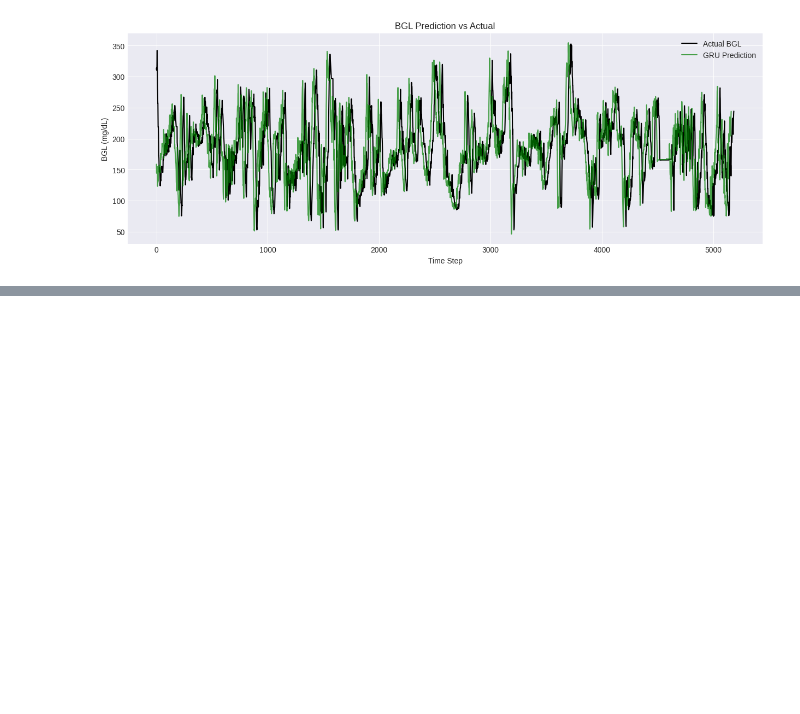
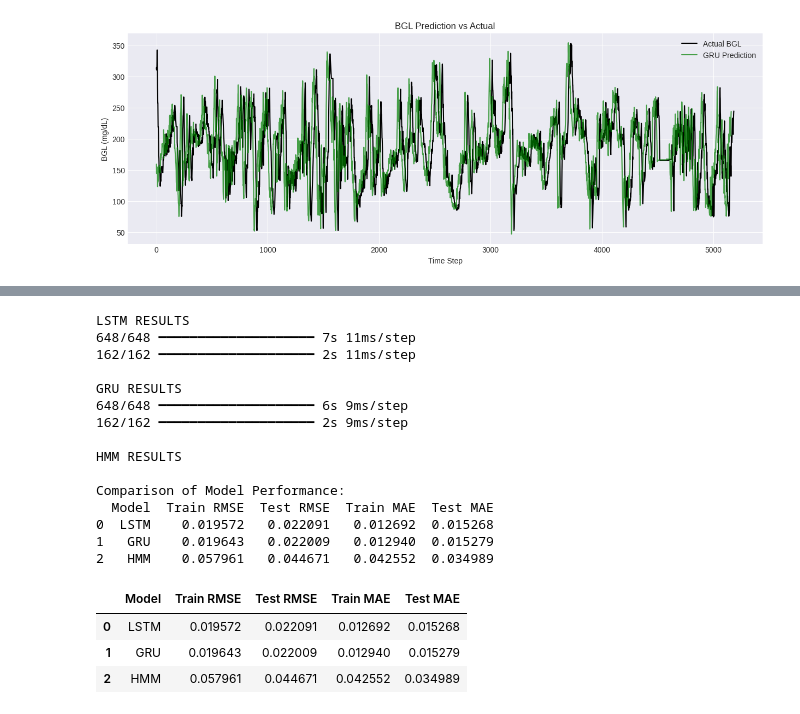
Before and after one commit to Glucora/Ai-Powered-System-for-Continuous-Glucose-Monitoring-and-Automated-Insulin-Delivery, a Jupyter notebook: Preprocessing/Real-Time-data (Daniels friend) preprocessing - Nouran/Modeling/Diabetes_preprocessing_Real_patient_(daniels's_friend).ipynb, the cells around one changed output, grey strips where cells are left out. Saved outputs shown, nothing was run; the diff lists cells and outputs as text; code cells hidden in the pictures; blank space fills up the shorter version.

Commit message:
fixing my modeling

```diff
--- a/Preprocessing/Real-Time-data (Daniels friend) preprocessing - Nouran/Modeling/Diabetes_preprocessing_Real_patient_(daniels's_friend).ipynb
+++ b/Preprocessing/Real-Time-data (Daniels friend) preprocessing - Nouran/Modeling/Diabetes_preprocessing_Real_patient_(daniels's_friend).ipynb
@@ -1085,0 +1116,69 @@ Mean Pred: 184.4893
+# %%
+import pandas as pd
+import numpy as np
+from sklearn.metrics import mean_absolute_error, mean_squared_error
+
+def evaluate(y_true, y_pred, name="Model"):
+    rmse = np.sqrt(mean_squared_error(y_true, y_pred))
+    mae = mean_absolute_error(y_true, y_pred)
+    # print(f"{name} -> RMSE: {rmse:.4f}, MAE: {mae:.4f}") # Commented out to avoid redundant printing if already printed by evaluate_model
+    return rmse, mae
+
+# Assuming lstm_model, gru_model, hmm_model, X_train, y_train, X_test, y_test, train_scaled, test_scaled are already defined and populated.
+
+# LSTM Predictions and Metrics
+print("LSTM RESULTS")
+lstm_train_pred = lstm_model.predict(X_train).flatten()
+lstm_test_pred  = lstm_model.predict(X_test).flatten()
+lstm_train_rmse, lstm_train_mae = evaluate(y_train.flatten(), lstm_train_pred, "LSTM Train")
+lstm_test_rmse, lstm_test_mae   = evaluate(y_test.flatten(), lstm_test_pred, "LSTM Test")
+
+# GRU Predictions and Metrics
+print("\nGRU RESULTS")
+gru_train_pred = gru_model.predict(X_train).flatten()
+gru_test_pred  = gru_model.predict(X_test).flatten()
+gru_train_rmse, gru_train_mae = evaluate(y_train.flatten(), gru_train_pred, "GRU Train")
+gru_test_rmse, gru_test_mae   = evaluate(y_test.flatten(), gru_test_pred, "GRU Test")
+
+# HMM Predictions and Metrics
+print("\nHMM RESULTS")
+hmm_train_states = hmm_model.predict(train_scaled)
+hmm_test_states  = hmm_model.predict(test_scaled)
+hmm_means = hmm_model.means_.flatten()
+hmm_train_pred = np.array([hmm_means[s] for s in hmm_train_states])
+hmm_test_pred  = np.array([hmm_means[s] for s in hmm_test_states])
+
+hmm_train_rmse, hmm_train_mae = evaluate(train_scaled.flatten(), hmm_train_pred, "HMM Train")
+hmm_test_rmse, hmm_test_mae   = evaluate(test_scaled.flatten(), hmm_test_pred, "HMM Test")
+
+results = pd.DataFrame({
+    "Model": ["LSTM", "GRU", "HMM"],
+    "Train RMSE": [lstm_train_rmse, gru_train_rmse, hmm_train_rmse],
+    "Test RMSE":  [lstm_test_rmse,  gru_test_rmse,  hmm_test_rmse],
+    "Train MAE":  [lstm_train_mae,  gru_train_mae,  hmm_train_mae],
+    "Test MAE":   [lstm_test_mae,   gru_test_mae,   hmm_test_mae]
+})
+
+print("\nComparison of Model Performance:")
+print(results)
+results
+# %% [output]
+LSTM RESULTS
+648/648 ━━━━━━━━━━━━━━━━━━━━ 7s 11ms/step
+162/162 ━━━━━━━━━━━━━━━━━━━━ 2s 11ms/step
+
+GRU RESULTS
+648/648 ━━━━━━━━━━━━━━━━━━━━ 6s 9ms/step
+162/162 ━━━━━━━━━━━━━━━━━━━━ 2s 9ms/step
+
+HMM RESULTS
+
+Comparison of Model Performance:
+  Model  Train RMSE  Test RMSE  Train MAE  Test MAE
+0  LSTM    0.019572   0.022091   0.012692  0.015268
+1   GRU    0.019643   0.022009   0.012940  0.015279
+2   HMM    0.057961   0.044671   0.042552  0.034989
+|  | Model | Train RMSE | Test RMSE | Train MAE | Test MAE |
+| 0 | LSTM | 0.019572 | 0.022091 | 0.012692 | 0.015268 |
+| 1 | GRU | 0.019643 | 0.022009 | 0.012940 | 0.015279 |
+| 2 | HMM | 0.057961 | 0.044671 | 0.042552 | 0.034989 |
```
Also changed, not shown: parts of 8 cells of this notebook.
